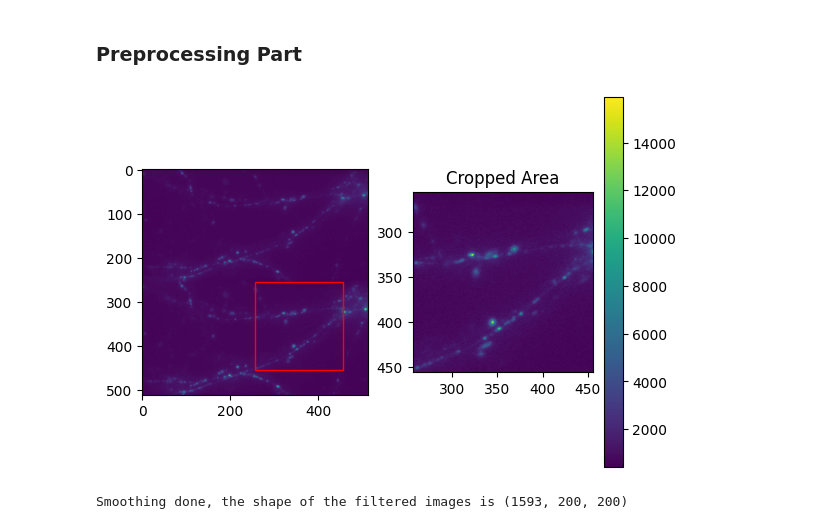
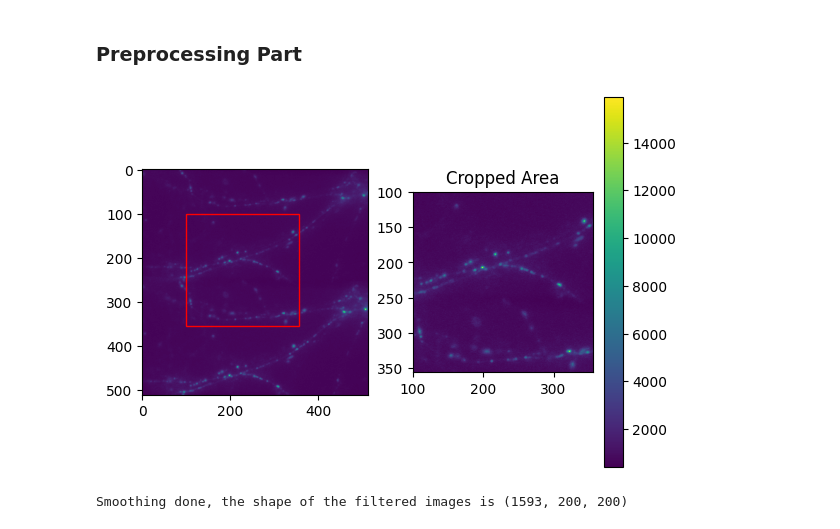
Before and after one commit to romeomorphism/Shire, a Jupyter notebook: test.ipynb, the cells around one changed output. Cells and saved outputs as stored; diff of their text form; code cells hidden in the pictures.

Commit message:
fix bugs in the crop method

```diff
--- a/test.ipynb
+++ b/test.ipynb
@@ -11,9 +8,10 @@ import numpy as np
 ### Preprocessing Part
 # %%
 images = sh.ImageSeries(path="../../GitHub_Data/Particle_Tracking/bdnf rfp 600ap 3mW.tif")
-cropped_images = images.crop([256, 256], 200, 200, illustrate=True)
-# %% [output]
-[figure, removed]
+# %%
+cropped_images = images.crop([100, 100], 256, 256, illustrate=True)
+# %% [output]
+[figure, added]
 # %%
 images = cropped_images.smooth(illustrate=False)
 bgrm_images = images.remove_background(separation=5)
```
Also changed, not shown: parts of 1 cell of this notebook, 1 other file.
